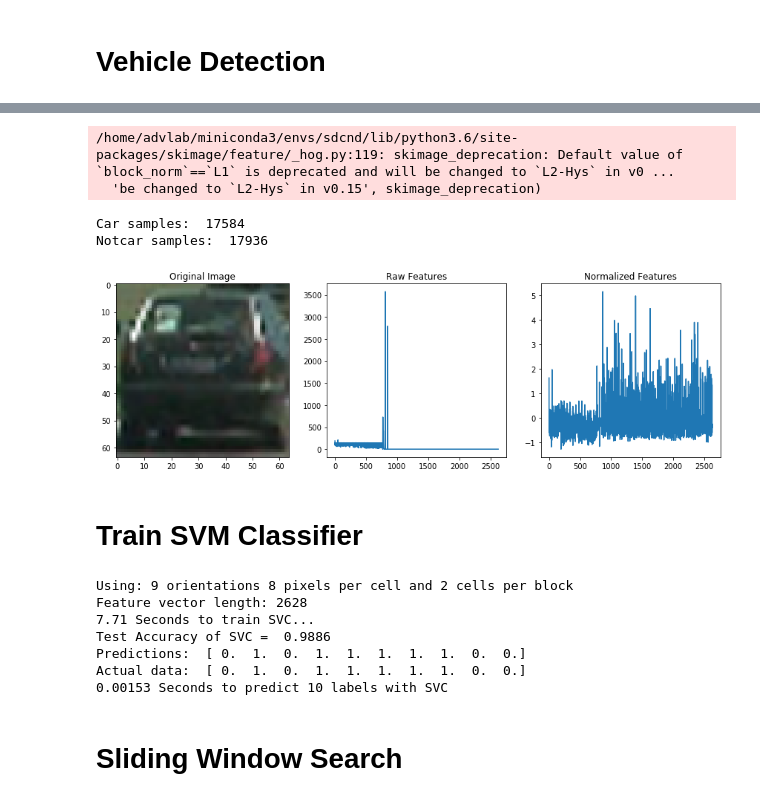
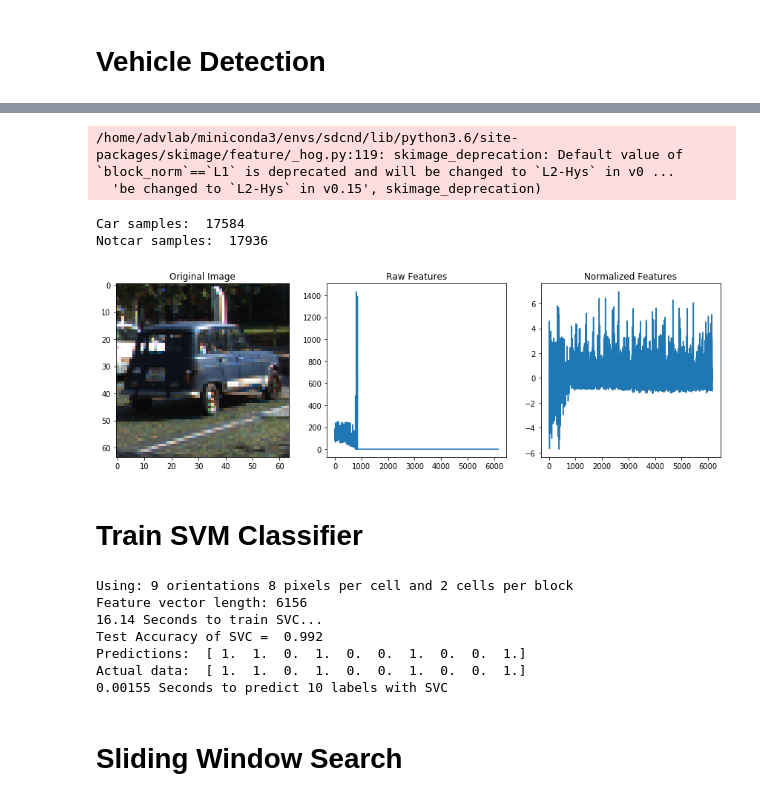
Before and after one commit to Quartzing/CarND-Vehicle-Detection, a Jupyter notebook: detection.ipynb, the cells around one changed output, grey strips where cells are left out. Drawn from its saved outputs; the diff is of its cells as text; code cells hidden in the pictures.

```diff
--- a/detection.ipynb
+++ b/detection.ipynb
@@ -150,11 +150,11 @@ Text(0.5,1,'HOG Channel 3')
 from sklearn.preprocessing import StandardScaler
 
 ### TODO: Tweak these parameters and see how the results change.
-color_space = 'LUV' # Can be RGB, HSV, LUV, HLS, YUV, YCrCb
+color_space = 'YCrCb' # Can be RGB, HSV, LUV, HLS, YUV, YCrCb
 orient = 9  # HOG orientations
 pix_per_cell = 8 # HOG pixels per cell
 cell_per_block = 2 # HOG cells per block
-hog_channel = 0 # Can be 0, 1, 2, or "ALL"
+hog_channel = 'ALL' # Can be 0, 1, 2, or "ALL"
 spatial_size = (16, 16) # Spatial binning dimensions
 hist_bins = 32    # Number of histogram bins
 spatial_feat = True # Spatial features on or off
@@ -181,34 +181,34 @@ if len(car_features) > 0:
     # Create an array stack of feature vectors
     X = np.vstack((car_features, notcar_features)).astype(np.float64)
     # Fit a per-column scaler
     X_scaler = StandardScaler().fit(X)
     # Apply the scaler to X
     scaled_X = X_scaler.transform(X)
 
     # Define the labels vector
     y = np.hstack((np.ones(len(car_features)), np.zeros(len(notcar_features))))
 
     car_ind = np.random.randint(0, len(cars))
     # Plot an example of raw and scaled features
     fig = plt.figure(figsize=(12,4))
     plt.subplot(131)
     plt.imshow(mpimg.imread(cars[car_ind]))
     plt.title('Original Image')
     plt.subplot(132)
     plt.plot(X[car_ind])
     plt.title('Raw Features')
     plt.subplot(133)
     plt.plot(scaled_X[car_ind])
     plt.title('Normalized Features')
     fig.tight_layout()
 else:
     print('Your function only returns empty feature vectors...')
 # %% [output]
 /home/advlab/miniconda3/envs/sdcnd/lib/python3.6/site-packages/skimage/feature/_hog.py:119: skimage_deprecation: Default value of `block_norm`==`L1` is deprecated and will be changed to `L2-Hys` in v0 ...
   'be changed to `L2-Hys` in v0.15', skimage_deprecation)
 Car samples:  17584
 Notcar samples:  17936
-[figure, old version]
+[figure, new version]
 # %% [markdown]
 # Train SVM Classifier
 # %%
@@ -254,12 +254,12 @@ t2 = time.time()
 print(round(t2-t, 5), 'Seconds to predict', n_predict,'labels with SVC')
 # %% [output]
 Using: 9 orientations 8 pixels per cell and 2 cells per block
-Feature vector length: 2628
-7.71 Seconds to train SVC...
-Test Accuracy of SVC =  0.9886
-Predictions:  [ 0.  1.  0.  1.  1.  1.  1.  1.  0.  0.]
-Actual data:  [ 0.  1.  0.  1.  1.  1.  1.  1.  0.  0.]
-0.00153 Seconds to predict 10 labels with SVC
+Feature vector length: 6156
+16.14 Seconds to train SVC...
+Test Accuracy of SVC =  0.992
+Predictions:  [ 1.  1.  0.  1.  0.  0.  1.  0.  0.  1.]
+Actual data:  [ 1.  1.  0.  1.  0.  0.  1.  0.  0.  1.]
+0.00155 Seconds to predict 10 labels with SVC
 # %% [markdown]
 # Sliding Window Search
 # %%
```
Also changed, not shown: parts of 8 cells of this notebook, 4 other files.
